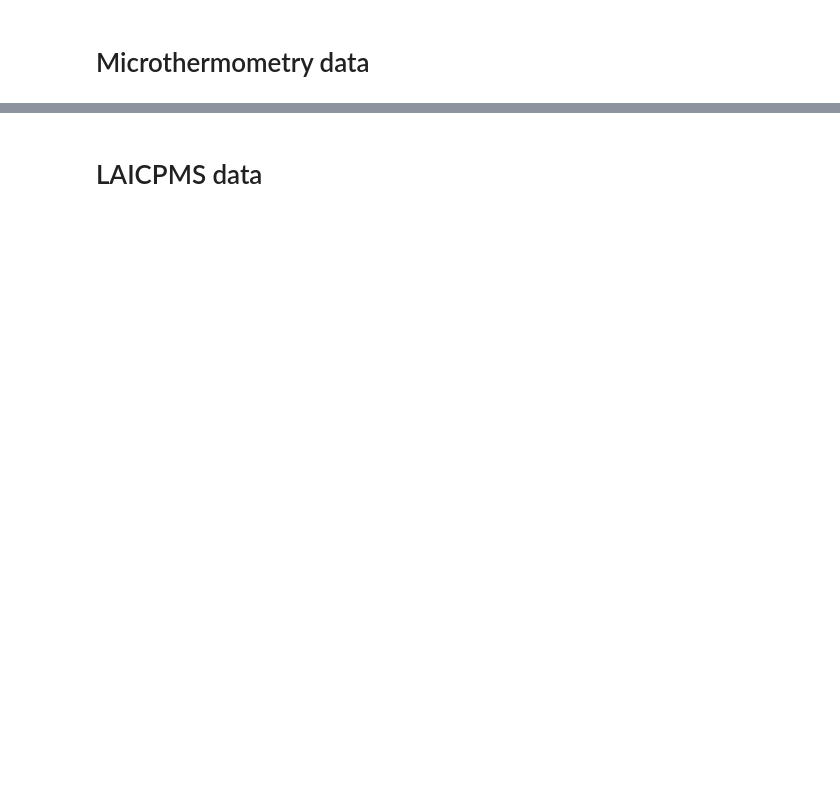
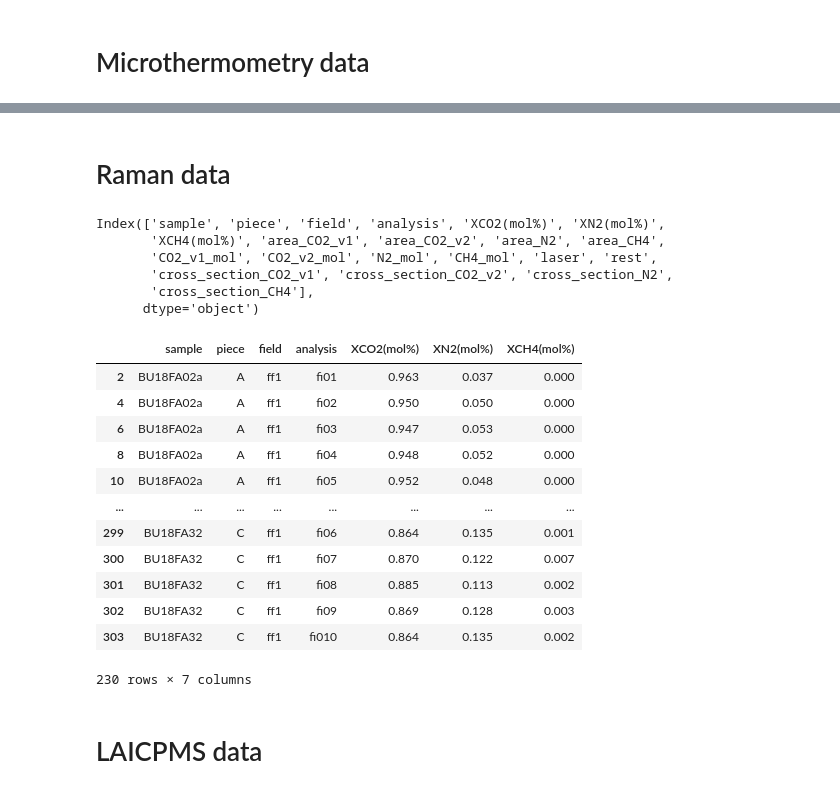
Before and after one commit to thembubbles/Buranga_magmatic-hydrothermal_transition, a Jupyter notebook: Scripts/processing_FI_all_data.ipynb, the cells around one changed output, grey strips where cells are left out. Drawn from its saved outputs; the diff is of its cells as text; code cells hidden in the pictures; blank space fills up the shorter version.

```diff
--- a/Scripts/processing_FI_all_data.ipynb
+++ b/Scripts/processing_FI_all_data.ipynb
@@ -112,3 +59,43 @@ df_thermo
+# %% [markdown]
+# Raman data
+# %%
+# --- create dataframe from csv file using pandas import command
+
+df_Raman = pd.read_csv(Raman_dir + 'Buranga_FI_Raman_V_composition.csv',
+                    encoding = "ANSI")
+
+df_Raman.drop_duplicates(['sample','piece','field','analysis'], keep='last',inplace=True)
+
+df_Raman['field'] = df_Raman['field'].astype(str).replace(('07','ore1','ore2','trl','Trl','brt','qtz','scz'),
+                                                          ('7','ffore1','ffore2','ff','ff','ff','ff','ff'),
+                                                          regex=True)
+
+df_Raman = df_Raman.drop(columns=['area_CO2_v1','area_CO2_v2','area_N2','area_CH4',
+                                  'CO2_v1_mol', 'CO2_v2_mol', 'N2_mol', 'CH4_mol', 'laser', 'rest',
+       'cross_section_CO2_v1', 'cross_section_CO2_v2', 'cross_section_N2',
+       'cross_section_CH4'])
+
+df_Raman
+# %% [output]
+Index(['sample', 'piece', 'field', 'analysis', 'XCO2(mol%)', 'XN2(mol%)',
+       'XCH4(mol%)', 'area_CO2_v1', 'area_CO2_v2', 'area_N2', 'area_CH4',
+       'CO2_v1_mol', 'CO2_v2_mol', 'N2_mol', 'CH4_mol', 'laser', 'rest',
+       'cross_section_CO2_v1', 'cross_section_CO2_v2', 'cross_section_N2',
+       'cross_section_CH4'],
+      dtype='object')
+|  | sample | piece | field | analysis | XCO2(mol%) | XN2(mol%) | XCH4(mol%) |
+| 2 | BU18FA02a | A | ff1 | fi01 | 0.963 | 0.037 | 0.000 |
+| 4 | BU18FA02a | A | ff1 | fi02 | 0.950 | 0.050 | 0.000 |
+| 6 | BU18FA02a | A | ff1 | fi03 | 0.947 | 0.053 | 0.000 |
+| 8 | BU18FA02a | A | ff1 | fi04 | 0.948 | 0.052 | 0.000 |
+| 10 | BU18FA02a | A | ff1 | fi05 | 0.952 | 0.048 | 0.000 |
+| ... | ... | ... | ... | ... | ... | ... | ... |
+| 299 | BU18FA32 | C | ff1 | fi06 | 0.864 | 0.135 | 0.001 |
+| 300 | BU18FA32 | C | ff1 | fi07 | 0.870 | 0.122 | 0.007 |
+| 301 | BU18FA32 | C | ff1 | fi08 | 0.885 | 0.113 | 0.002 |
+| 302 | BU18FA32 | C | ff1 | fi09 | 0.869 | 0.128 | 0.003 |
+| 303 | BU18FA32 | C | ff1 | fi010 | 0.864 | 0.135 | 0.002 |
+230 rows × 7 columns
 # %% [markdown]
 # LAICPMS data
 # %%
```
Also changed, not shown: parts of 38 cells of this notebook, 9 other files.
